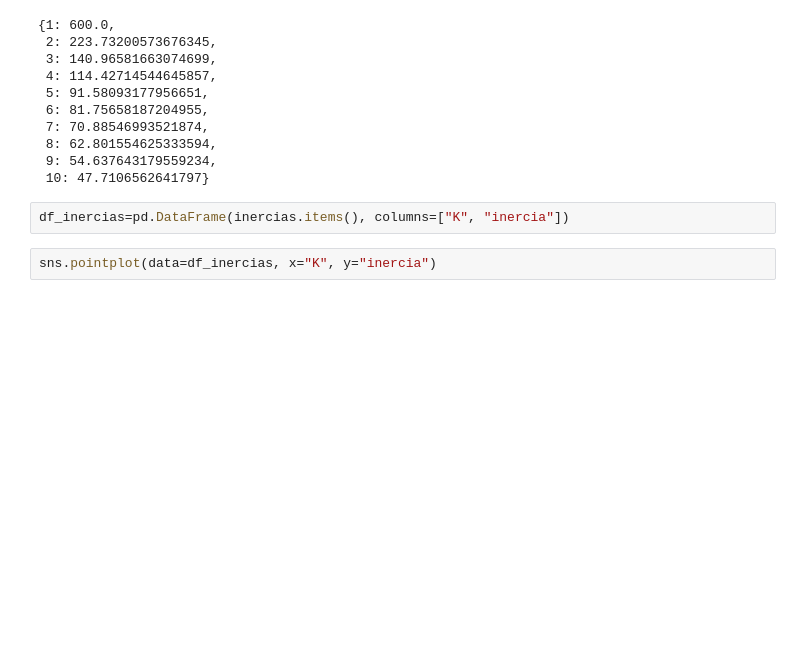
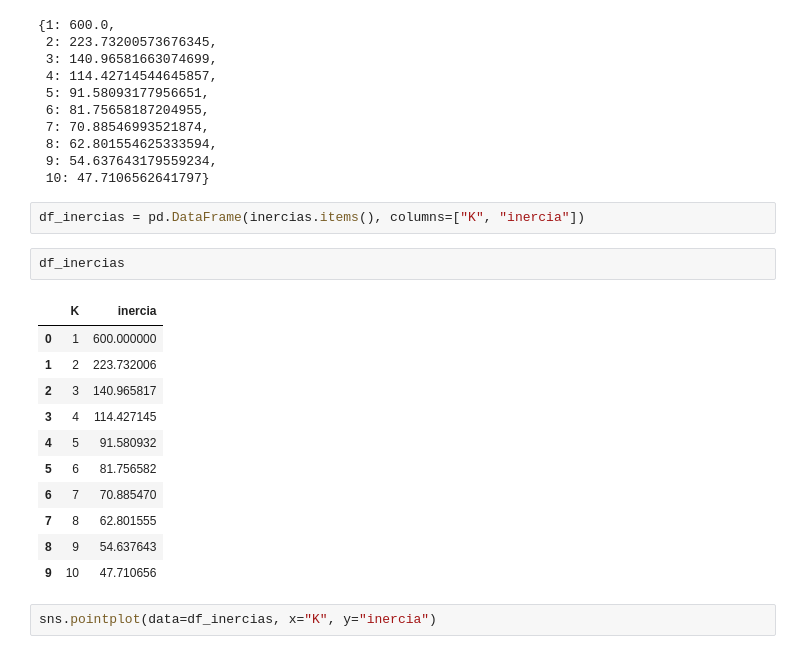
Before and after one commit to JulianaCrespin/fund_informatica2022, a Jupyter notebook: Ciencia_de_datos/notas_de_clases/Clustering/clustering.ipynb, the cells around one changed output. Drawn from its saved outputs; the diff is of its cells as text; blank space fills up the shorter version.

```diff
--- a/Ciencia_de_datos/notas_de_clases/Clustering/clustering.ipynb
+++ b/Ciencia_de_datos/notas_de_clases/Clustering/clustering.ipynb
@@ -164,7 +164,21 @@ inercias #es mejor buscar inercias bajas
  9: 54.637643179559234,
  10: 47.7106562641797}
 # %%
-df_inercias=pd.DataFrame(inercias.items(), columns=["K", "inercia"])
+df_inercias = pd.DataFrame(inercias.items(), columns=["K", "inercia"])
+# %%
+df_inercias
+# %% [output]
+|  | K | inercia |
+| 0 | 1 | 600.000000 |
+| 1 | 2 | 223.732006 |
+| 2 | 3 | 140.965817 |
+| 3 | 4 | 114.427145 |
+| 4 | 5 | 91.580932 |
+| 5 | 6 | 81.756582 |
+| 6 | 7 | 70.885470 |
+| 7 | 8 | 62.801555 |
+| 8 | 9 | 54.637643 |
+| 9 | 10 | 47.710656 |
 # %%
 sns.pointplot(data=df_inercias, x="K", y="inercia")
 # %% [output]
```
Also changed, not shown: parts of 4 cells of this notebook.
